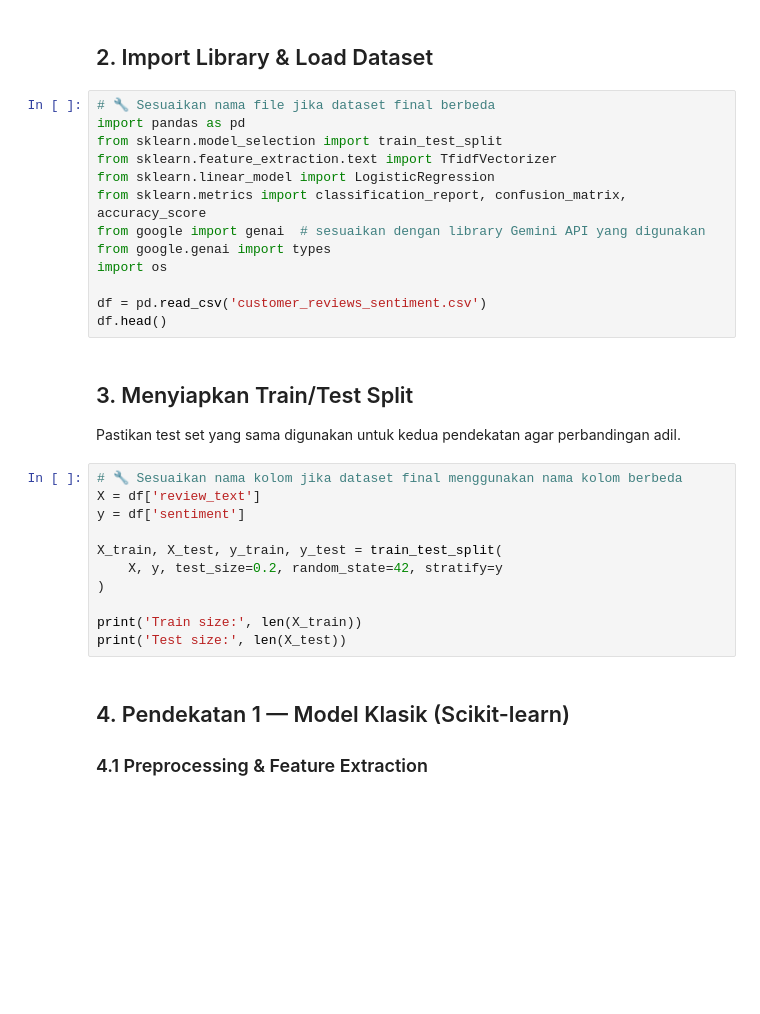
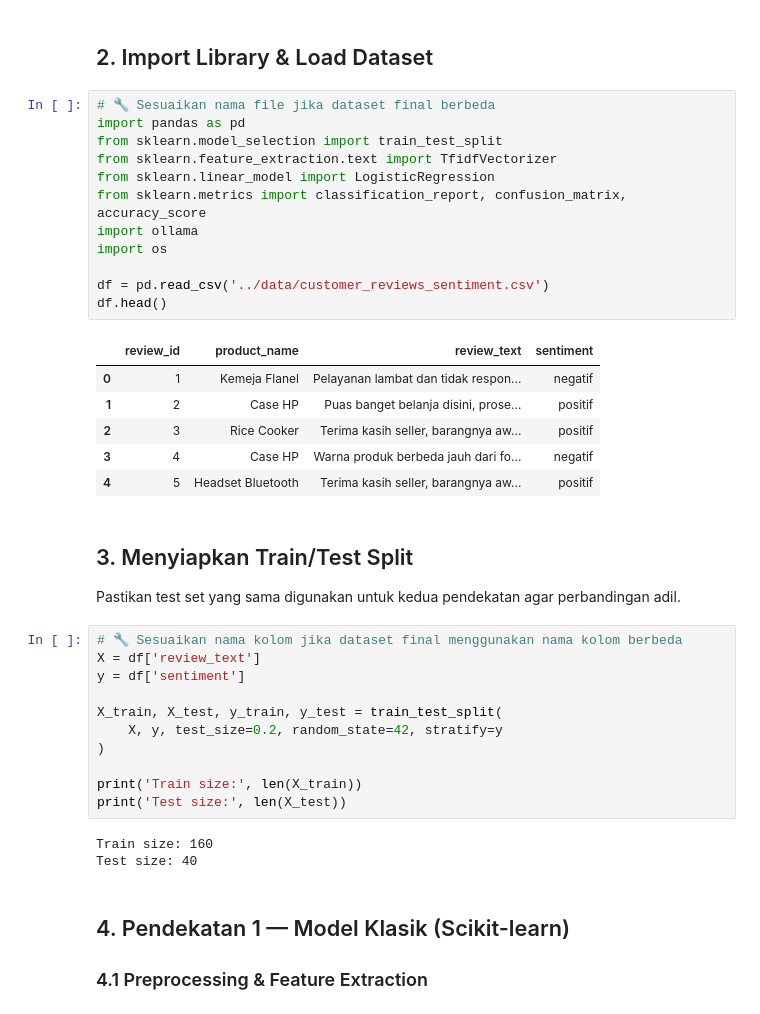
Before and after one commit to fbrynmghni/model-experiment-assignment-febryan_mughni, a Jupyter notebook: notebook/starter_notebook.ipynb, the cells around one changed output. Cells and saved outputs as stored; diff of their text form; blank space fills up the shorter version.

```diff
--- a/notebook/starter_notebook.ipynb
+++ b/notebook/starter_notebook.ipynb
@@ -26,16 +26,22 @@ _Tuliskan pemahamanmu terhadap use case di sini (objective, target/label, batasa
 # %%
 # 🔧 Sesuaikan nama file jika dataset final berbeda
 import pandas as pd
 from sklearn.model_selection import train_test_split
 from sklearn.feature_extraction.text import TfidfVectorizer
 from sklearn.linear_model import LogisticRegression
 from sklearn.metrics import classification_report, confusion_matrix, accuracy_score
-from google import genai  # sesuaikan dengan library Gemini API yang digunakan
-from google.genai import types
+import ollama
 import os
 
-df = pd.read_csv('customer_reviews_sentiment.csv')
+df = pd.read_csv('../data/customer_reviews_sentiment.csv')
 df.head()
+# %% [output]
+|  | review_id | product_name | review_text | sentiment |
+| 0 | 1 | Kemeja Flanel | Pelayanan lambat dan tidak respon... | negatif |
+| 1 | 2 | Case HP | Puas banget belanja disini, prose... | positif |
+| 2 | 3 | Rice Cooker | Terima kasih seller, barangnya aw... | positif |
+| 3 | 4 | Case HP | Warna produk berbeda jauh dari fo... | negatif |
+| 4 | 5 | Headset Bluetooth | Terima kasih seller, barangnya aw... | positif |
 # %% [markdown]
 ## 3. Menyiapkan Train/Test Split
 
@@ -51,6 +57,9 @@ X_train, X_test, y_train, y_test = train_test_split(
 
 print('Train size:', len(X_train))
 print('Test size:', len(X_test))
+# %% [output]
+Train size: 160
+Test size: 40
 # %% [markdown]
 ## 4. Pendekatan 1 — Model Klasik (Scikit-learn)
 
```
Also changed, not shown: parts of 12 cells of this notebook, 10 other files.
